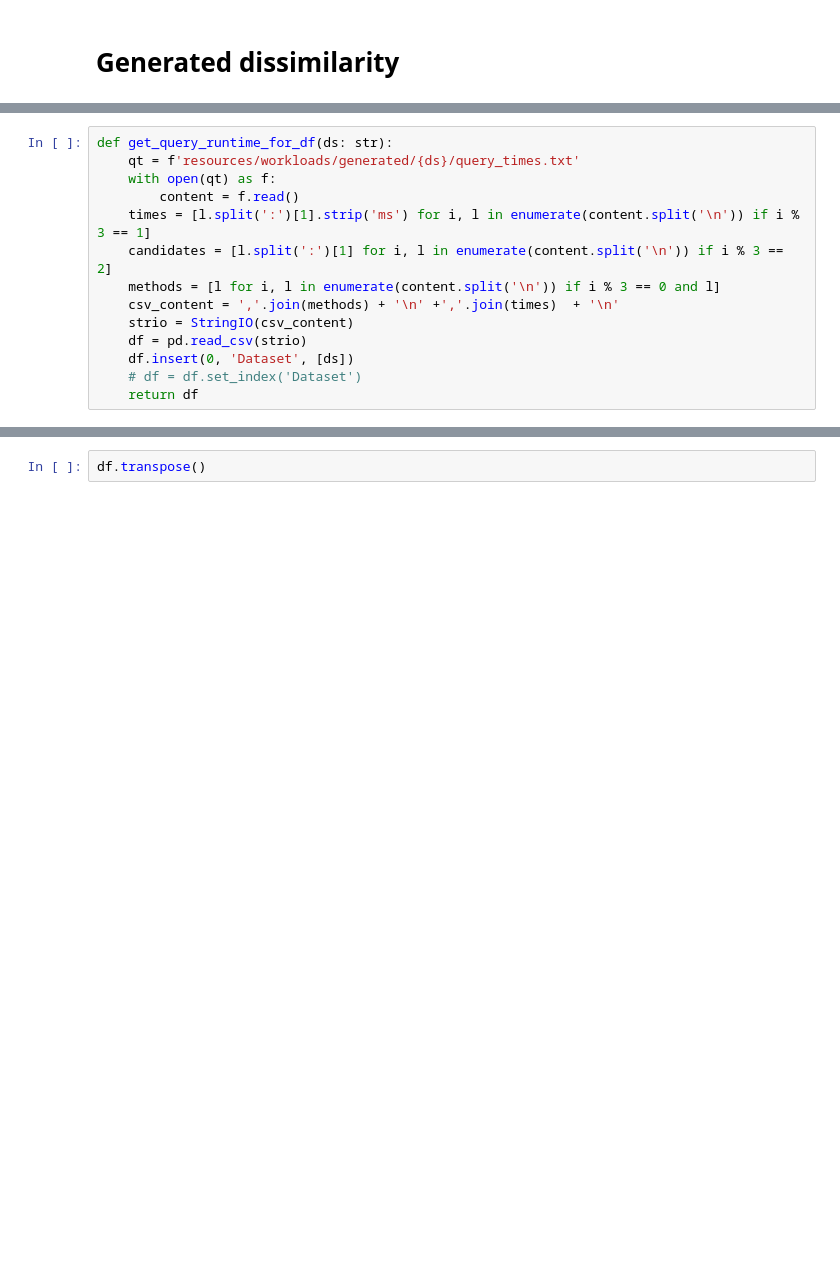
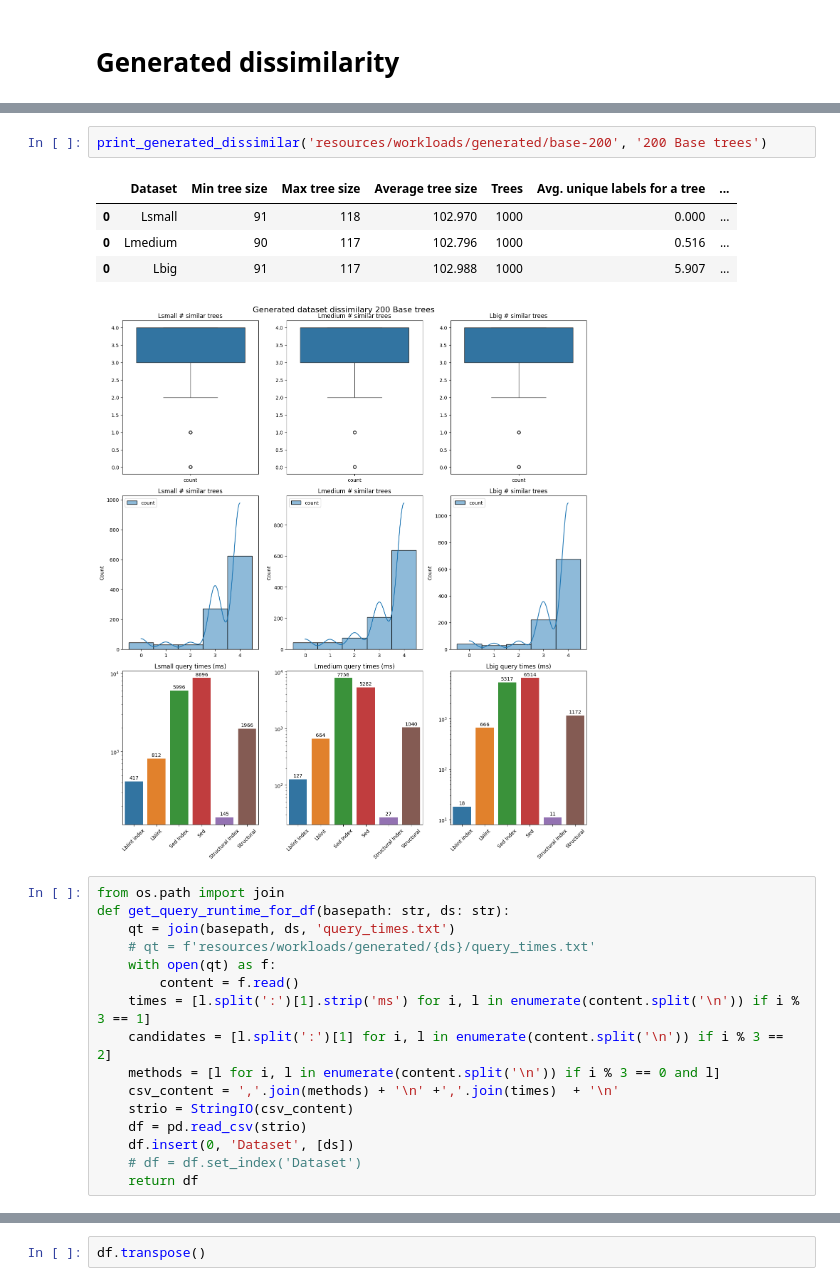
Before and after one commit to LukMRVC/tree-statistics, a Jupyter notebook: TED-viz.ipynb, the cells around one changed output, grey strips where cells are left out. Cells and saved outputs as stored; diff of their text form; blank space fills up the shorter version.

```diff
--- a/TED-viz.ipynb
+++ b/TED-viz.ipynb
@@ -1130,6 +1149,16 @@ display(stats_df)
+# %%
+print_generated_dissimilar('resources/workloads/generated/base-200', '200 Base trees')
+# %% [output]
+|  | Dataset | Min tree size | Max tree size | Average tree size | Trees | Avg. unique labels for a tree | ... |
+| 0 | Lsmall | 91 | 118 | 102.970 | 1000 | 0.000 | ... |
+| 0 | Lmedium | 90 | 117 | 102.796 | 1000 | 0.516 | ... |
+| 0 | Lbig | 91 | 117 | 102.988 | 1000 | 5.907 | ... |
+[figure, added]
 # %%
-def get_query_runtime_for_df(ds: str):
-    qt = f'resources/workloads/generated/{ds}/query_times.txt'
+from os.path import join
+def get_query_runtime_for_df(basepath: str, ds: str):
+    qt = join(basepath, ds, 'query_times.txt')
+    # qt = f'resources/workloads/generated/{ds}/query_times.txt'
     with open(qt) as f:
         content = f.read()
     times = [l.split(':')[1].strip('ms') for i, l in enumerate(content.split('\n')) if i % 3 == 1]
```
Also changed, not shown: parts of 7 cells of this notebook, 3 other files.
